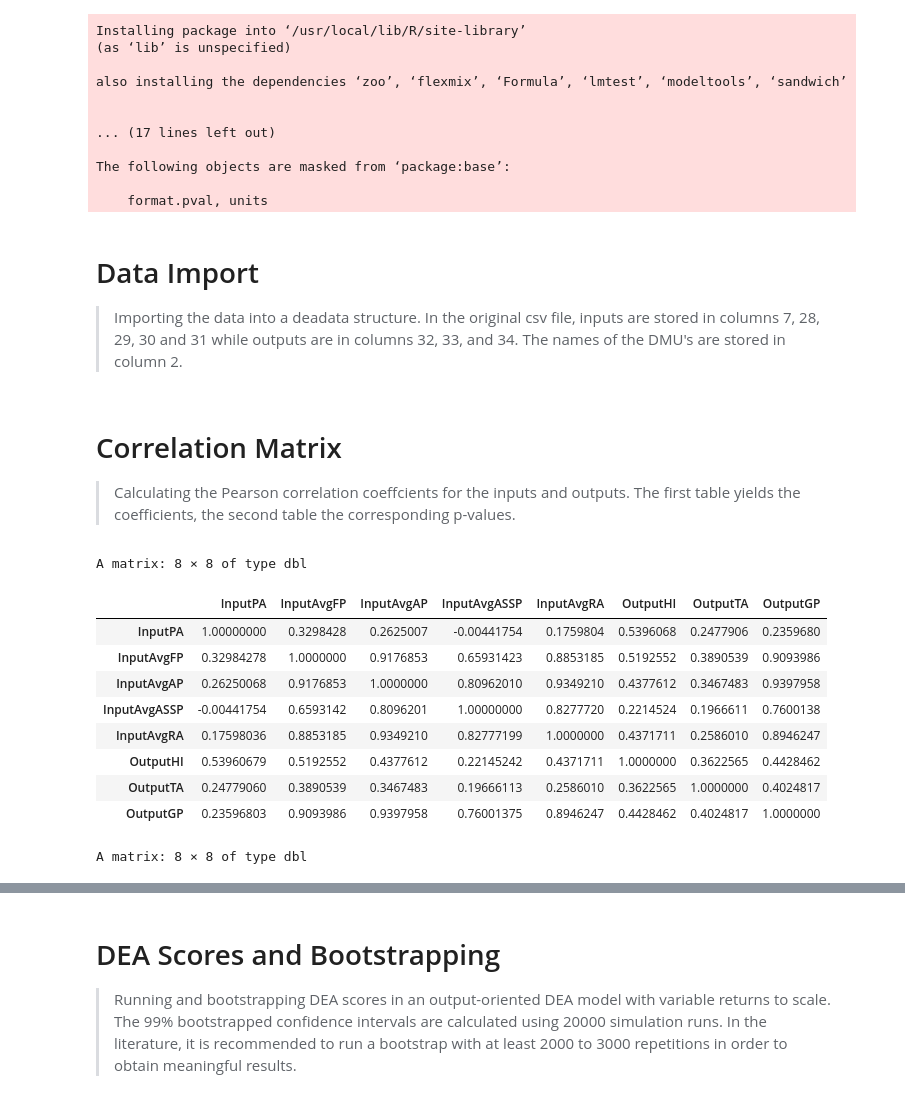
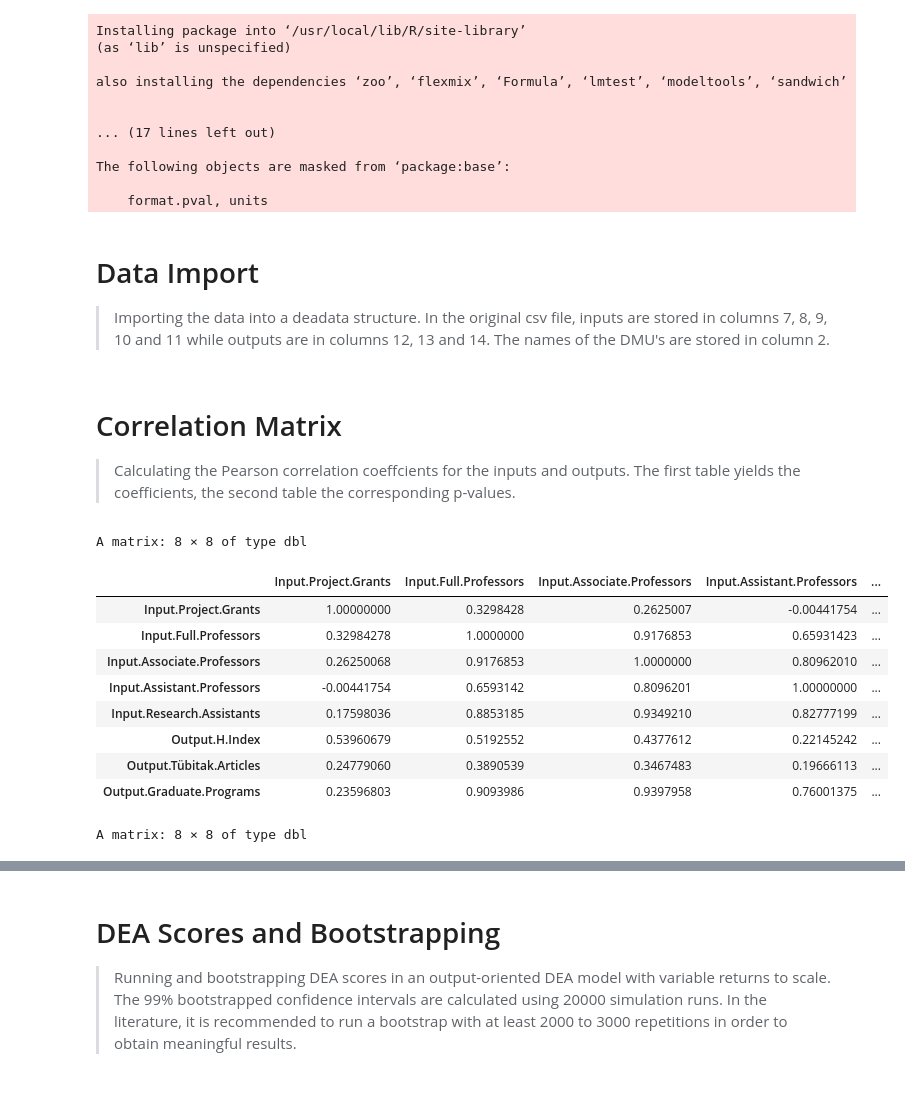
Before and after one commit to MichaelWegener/DEA-BetaRegression-TurkishHigherEducation, a Jupyter notebook: DEA_with_Bootstrapping.ipynb, the cells around one changed output, grey strips where cells are left out. Drawn from its saved outputs; the diff is of its cells as text; code cells hidden in the pictures.

```diff
--- a/DEA_with_Bootstrapping.ipynb
+++ b/DEA_with_Bootstrapping.ipynb
@@ -31,6 +31,6 @@ The following objects are masked from ‘package:base’:
     format.pval, units
 # %% [markdown]
 # Data Import
-> Importing the data into a deadata structure. In the original csv file, inputs are stored in columns 7, 28, 29, 30 and 31 while outputs are in columns 32, 33, and 34. The names of the DMU's are stored in column 2.
+> Importing the data into a deadata structure. In the original csv file, inputs are stored in columns 7, 8, 9, 10 and 11 while outputs are in columns 12, 13 and 14. The names of the DMU's are stored in column 2.
 # %%
 my_data<-read.csv("https://raw.githubusercontent.com/MichaelWegener/DEA-BetaRegression-TurkishHigherEducation/main/DEA%20Bootstrapping.csv")
@@ -40,19 +40,19 @@ data_example<-read_data(my_data, inputs = c(7,28,29,30,31), outputs = c(32,33,34
 
 > Calculating the Pearson correlation coeffcients for the inputs and outputs. The first table yields the coefficients, the second table the corresponding p-values.
 # %%
-data_corr<-my_data[c(7,28,29,30,31,32,33,34)]
+data_corr<-my_data[c(7,8,9,10,11,12,13,14)]
 mydata.rcorr = rcorr(as.matrix(data_corr))
 mydata.rcorr$r
 mydata.rcorr$P
 # %% [output]
 A matrix: 8 × 8 of type dbl
-|  | InputPA | InputAvgFP | InputAvgAP | InputAvgASSP | InputAvgRA | OutputHI | OutputTA | OutputGP |
-| InputPA | 1.00000000 | 0.3298428 | 0.2625007 | -0.00441754 | 0.1759804 | 0.5396068 | 0.2477906 | 0.2359680 |
-| InputAvgFP | 0.32984278 | 1.0000000 | 0.9176853 | 0.65931423 | 0.8853185 | 0.5192552 | 0.3890539 | 0.9093986 |
-| InputAvgAP | 0.26250068 | 0.9176853 | 1.0000000 | 0.80962010 | 0.9349210 | 0.4377612 | 0.3467483 | 0.9397958 |
-| InputAvgASSP | -0.00441754 | 0.6593142 | 0.8096201 | 1.00000000 | 0.8277720 | 0.2214524 | 0.1966611 | 0.7600138 |
-| InputAvgRA | 0.17598036 | 0.8853185 | 0.9349210 | 0.82777199 | 1.0000000 | 0.4371711 | 0.2586010 | 0.8946247 |
-| OutputHI | 0.53960679 | 0.5192552 | 0.4377612 | 0.22145242 | 0.4371711 | 1.0000000 | 0.3622565 | 0.4428462 |
-| OutputTA | 0.24779060 | 0.3890539 | 0.3467483 | 0.19666113 | 0.2586010 | 0.3622565 | 1.0000000 | 0.4024817 |
-| OutputGP | 0.23596803 | 0.9093986 | 0.9397958 | 0.76001375 | 0.8946247 | 0.4428462 | 0.4024817 | 1.0000000 |
+|  | Input.Project.Grants | Input.Full.Professors | Input.Associate.Professors | Input.Assistant.Professors | ... |
+| Input.Project.Grants | 1.00000000 | 0.3298428 | 0.2625007 | -0.00441754 | ... |
+| Input.Full.Professors | 0.32984278 | 1.0000000 | 0.9176853 | 0.65931423 | ... |
+| Input.Associate.Professors | 0.26250068 | 0.9176853 | 1.0000000 | 0.80962010 | ... |
+| Input.Assistant.Professors | -0.00441754 | 0.6593142 | 0.8096201 | 1.00000000 | ... |
+| Input.Research.Assistants | 0.17598036 | 0.8853185 | 0.9349210 | 0.82777199 | ... |
+| Output.H.Index | 0.53960679 | 0.5192552 | 0.4377612 | 0.22145242 | ... |
+| Output.Tübitak.Articles | 0.24779060 | 0.3890539 | 0.3467483 | 0.19666113 | ... |
+| Output.Graduate.Programs | 0.23596803 | 0.9093986 | 0.9397958 | 0.76001375 | ... |
 A matrix: 8 × 8 of type dbl
```
Also changed, not shown: parts of 6 cells of this notebook.
